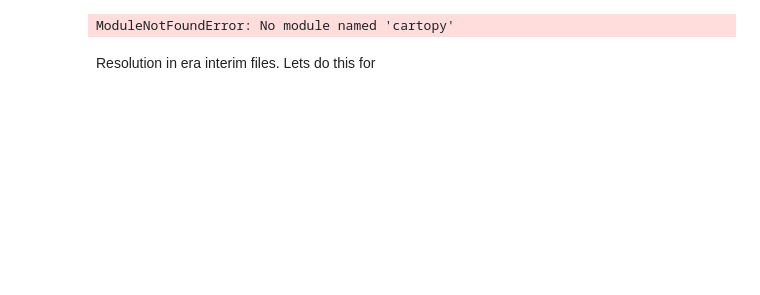
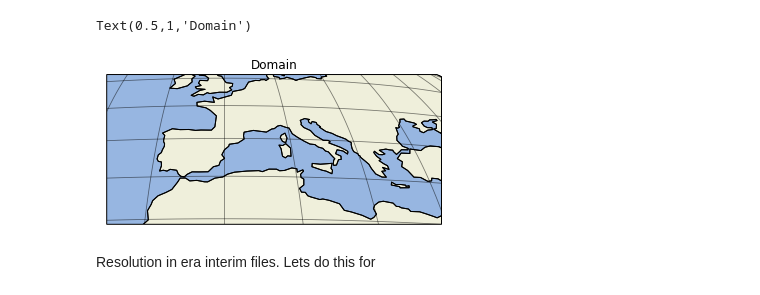
Before and after one commit to hannasv/ms, a Jupyter notebook: notebooks/plot_grid.ipynb, the cells around one changed output. Cells and saved outputs as stored; diff of their text form; code cells hidden in the pictures; blank space fills up the shorter version.

```diff
--- a/notebooks/plot_grid.ipynb
+++ b/notebooks/plot_grid.ipynb
@@ -31,13 +24,14 @@ ModuleNotFoundError: No module named 'cartopy'
 # %%
 # Eumetsat 36 000km.
 import cartopy as cp
 ax = plt.axes(projection=ccrs.Geostationary(central_longitude=0.0, satellite_height=35785831,
                    false_easting=0, false_northing=0, globe=None))
 ax.coastlines()
 ax.gridlines(color='black', alpha=0.5)
 ax.add_feature(cp.feature.OCEAN, zorder=0)
 ax.add_feature(cp.feature.LAND, zorder=0, edgecolor='black')
-ax.set_extent([-15, 28, 30, 55])
+ax.set_extent([-15, 29.25, 30, 55.25])
 ax.set_title('Domain')
 # %% [output]
-ModuleNotFoundError: No module named 'cartopy'
+Text(0.5,1,'Domain')
+[figure, added]
```
Also changed, not shown: parts of 23 cells of this notebook, 4 other files.
